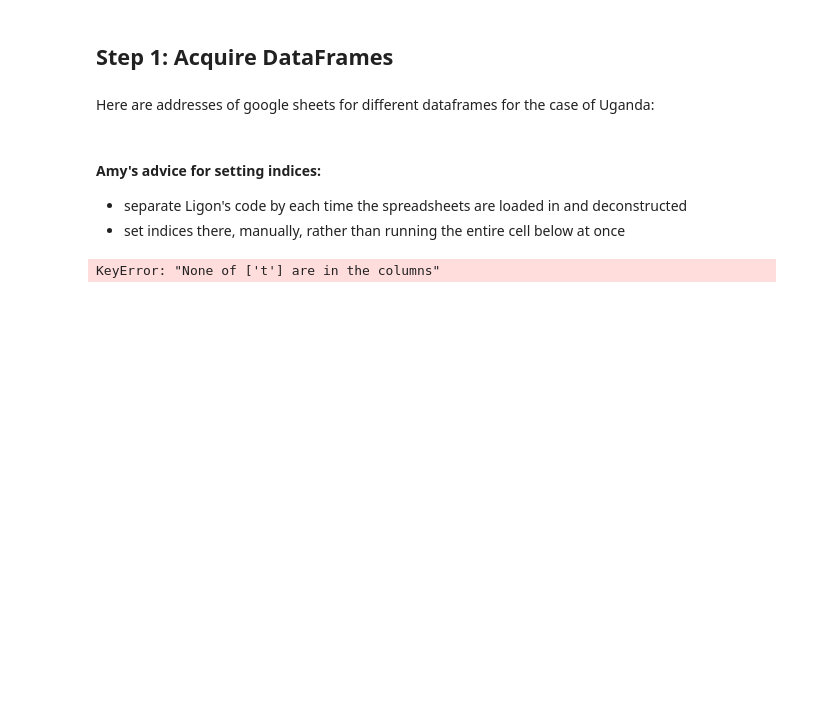
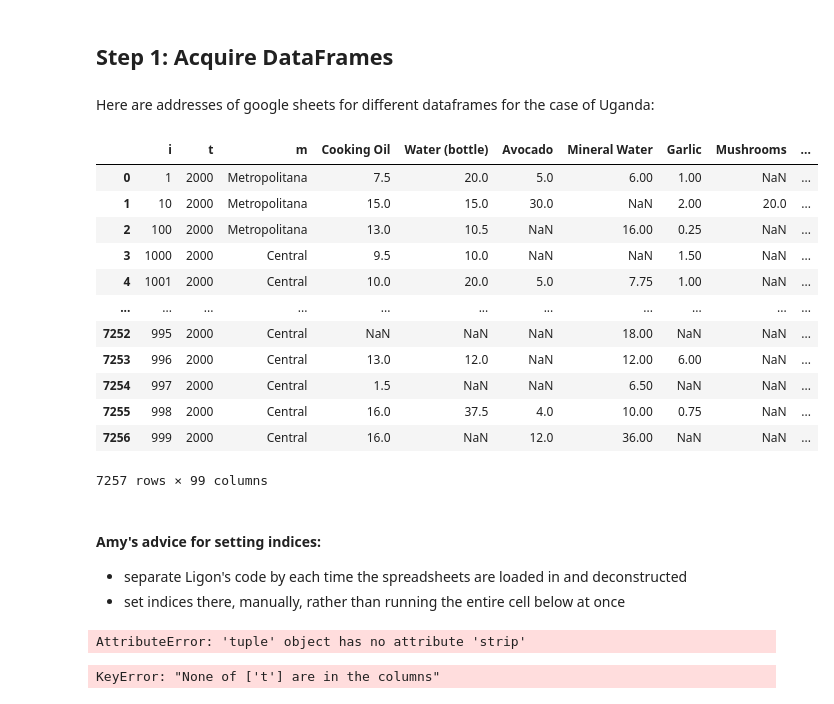
Before and after one commit to lea-yamashiro/MaryPaley153, a Jupyter notebook: Ligon_Project3_Materials/calculating_nutrition_GUATEMALA.ipynb, the cells around one changed output. Cells and saved outputs as stored; diff of their text form; code cells hidden in the pictures; blank space fills up the shorter version.

```diff
--- a/Ligon_Project3_Materials/calculating_nutrition_GUATEMALA.ipynb
+++ b/Ligon_Project3_Materials/calculating_nutrition_GUATEMALA.ipynb
@@ -67,7 +67,7 @@ InputFiles = {'Expenditures':('1YupX14TogoubSrlHtG9OgfBdKUhsss29L63mcNDNCUo','Fo
               'FCT':('1YupX14TogoubSrlHtG9OgfBdKUhsss29L63mcNDNCUo','FCT'),
               'RDI':('1yVLriVpo7KGUXvR3hq_n53XpXlD5NmLaH1oOMZyV0gQ','RDI'),}
 # %%
-#expenditures = pd.read_csv('Guatemala_Food_Expenditures.csv')
-#prices = pd.read_csv('Guatemala_Food_Prices.csv')
-#characteristics = pd.read_csv('Guatemala_Household_Characteristics.csv')
-#FCT = pd.read_csv('Guatemala_FCT.csv')
+expenditures = pd.read_csv('Guatemala_Food_Expenditures.csv')
+prices = pd.read_csv('Guatemala_Food_Prices.csv')
+characteristics = pd.read_csv('Guatemala_Household_Characteristics.csv')
+FCT = pd.read_csv('Guatemala_FCT.csv')
@@ -80,3 +74,21 @@ InputFiles = {'Expenditures':('1YupX14TogoubSrlHtG9OgfBdKUhsss29L63mcNDNCUo','Fo
+# %%
+expenditures
+expenditures1 = expenditures.set_index(['i','t','m'])
+x.columns.name = 'j'
+# %% [output]
+|  | i | t | m | Cooking Oil | Water (bottle) | Avocado | Mineral Water | Garlic | Mushrooms | ... |
+| 0 | 1 | 2000 | Metropolitana | 7.5 | 20.0 | 5.0 | 6.00 | 1.00 | NaN | ... |
+| 1 | 10 | 2000 | Metropolitana | 15.0 | 15.0 | 30.0 | NaN | 2.00 | 20.0 | ... |
+| 2 | 100 | 2000 | Metropolitana | 13.0 | 10.5 | NaN | 16.00 | 0.25 | NaN | ... |
+| 3 | 1000 | 2000 | Central | 9.5 | 10.0 | NaN | NaN | 1.50 | NaN | ... |
+| 4 | 1001 | 2000 | Central | 10.0 | 20.0 | 5.0 | 7.75 | 1.00 | NaN | ... |
+| ... | ... | ... | ... | ... | ... | ... | ... | ... | ... | ... |
+| 7252 | 995 | 2000 | Central | NaN | NaN | NaN | 18.00 | NaN | NaN | ... |
+| 7253 | 996 | 2000 | Central | 13.0 | 12.0 | NaN | 12.00 | 6.00 | NaN | ... |
+| 7254 | 997 | 2000 | Central | 1.5 | NaN | NaN | 6.50 | NaN | NaN | ... |
+| 7255 | 998 | 2000 | Central | 16.0 | 37.5 | 4.0 | 10.00 | 0.75 | NaN | ... |
+| 7256 | 999 | 2000 | Central | 16.0 | NaN | 12.0 | 36.00 | NaN | NaN | ... |
+7257 rows × 99 columns
 # %% [markdown]
 #### Amy's advice for setting indices:
 - separate Ligon's code by each time the spreadsheets are loaded in and deconstructed
@@ -84 +113,7 @@ InputFiles = {'Expenditures':('1YupX14TogoubSrlHtG9OgfBdKUhsss29L63mcNDNCUo','Fo
+# %%
+# Get expenditures...
+x = get_clean_sheet(InputFiles['Expenditures'][0],
+                    sheet=InputFiles['Expenditures'][1])
+# %% [output]
+AttributeError: 'tuple' object has no attribute 'strip'
 # %%
```
Also changed, not shown: parts of 4 cells of this notebook, 15 other files.
